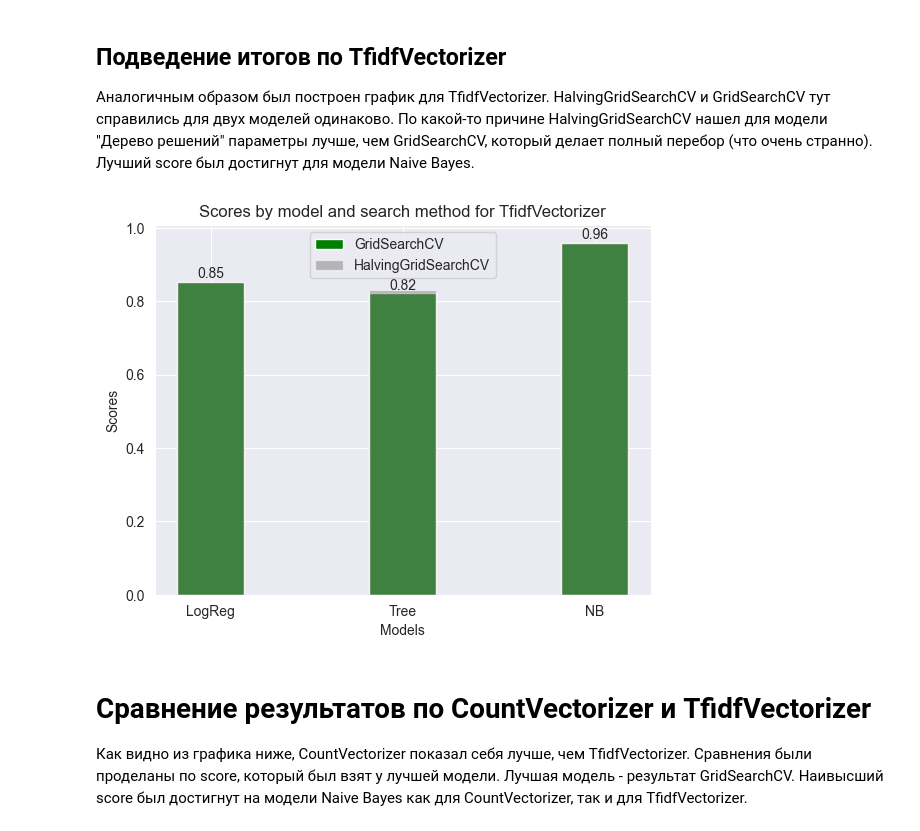
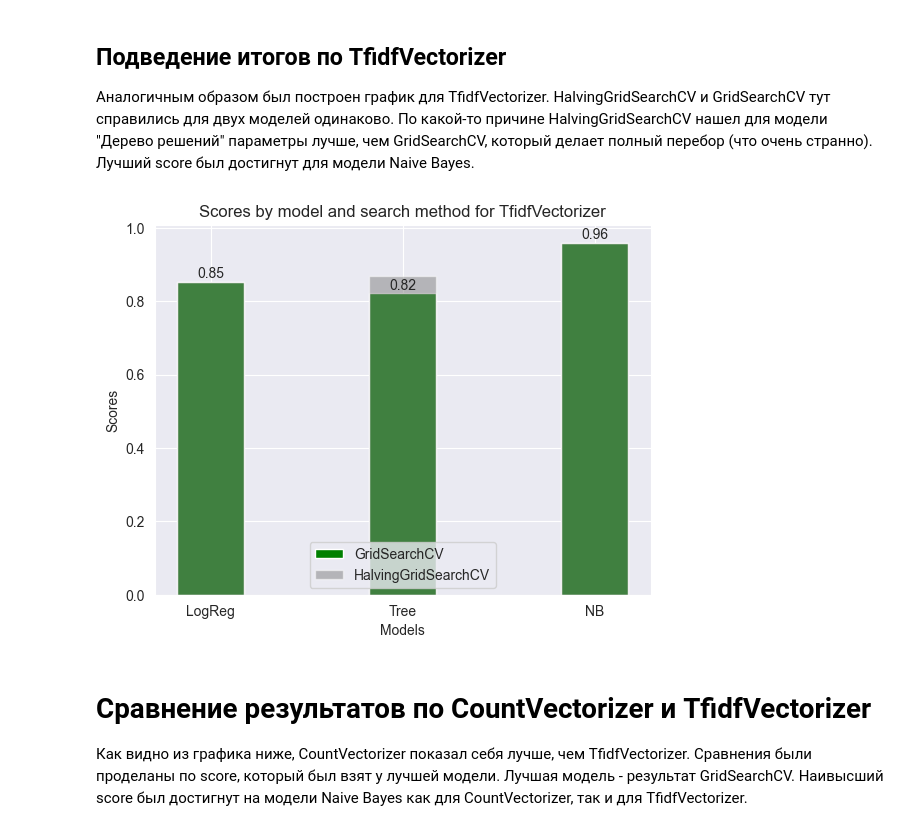
Before and after one commit to Kattarinea/NLP, a Jupyter notebook: task_2.ipynb, the cells around one changed output. Cells and saved outputs as stored; diff of their text form; code cells hidden in the pictures.

```diff
--- a/task_2.ipynb
+++ b/task_2.ipynb
@@ -796,31 +764,31 @@ weighted avg       0.99      0.99      0.99       750
 # %%
 models = ['LogReg', 'Tree', 'NB']
 data_pred_tfidf = [score_log_reg_tfidf, score_tree_tfidf, score_nb_tfidf]
 data_pred_tfidf_h = [score_log_reg_tfidf_h, score_tree_tfidf_h, score_nb_tfidf_h]
 
 df_tfidf = pd.DataFrame({'model': models, 'GridSearchCV': data_pred_tfidf, 'HalvingGridSearchCV': data_pred_tfidf_h})
 fig, ax = plt.subplots()
 bar_width = 0.35
 
 GridSearchCV_diagram = ax.bar(df_tfidf['model'], df_tfidf['GridSearchCV'], bar_width, label='GridSearchCV', color='green')
 HalvingGridSearchCV_diagram = ax.bar(df_tfidf['model'], df_tfidf['HalvingGridSearchCV'], bar_width, label='HalvingGridSearchCV',
                                      color='grey', alpha=0.5)
 
 ax.set_xlabel('Models')
 ax.set_ylabel('Scores')
 ax.set_title('Scores by model and search method for TfidfVectorizer')
-ax.legend(loc = 'upper center')
+ax.legend(loc = 'lower center')
 for i, rect in enumerate(GridSearchCV_diagram):
     height = rect.get_height()
 
     ax.annotate('{}'.format(round(height, 2)),
                 xy=(rect.get_x() + rect.get_width() / 2, height),
                 xytext=(0, 3),
                 textcoords="offset points",
                 ha='center')
 plt.show()
 # %% [output]
-[figure, old version]
+[figure, new version]
 # %% [markdown]
 # Сравнение результатов по CountVectorizer и TfidfVectorizer
 Как видно из графика ниже, CountVectorizer показал себя лучше, чем TfidfVectorizer. Сравнения были проделаны по score, который был взят у лучшей модели. Лучшая модель - результат GridSearchCV. Наивысший score был достигнут на модели Naive Bayes как для CountVectorizer, так и для TfidfVectorizer.
```
Also changed, not shown: parts of 22 cells of this notebook.
